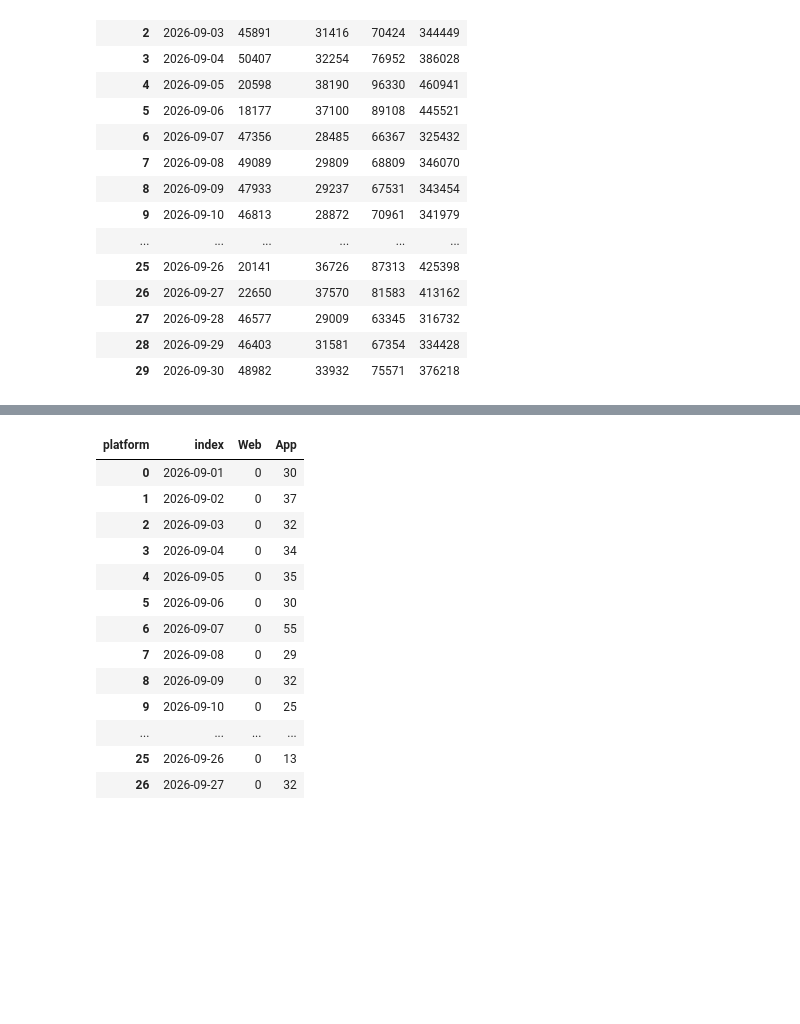
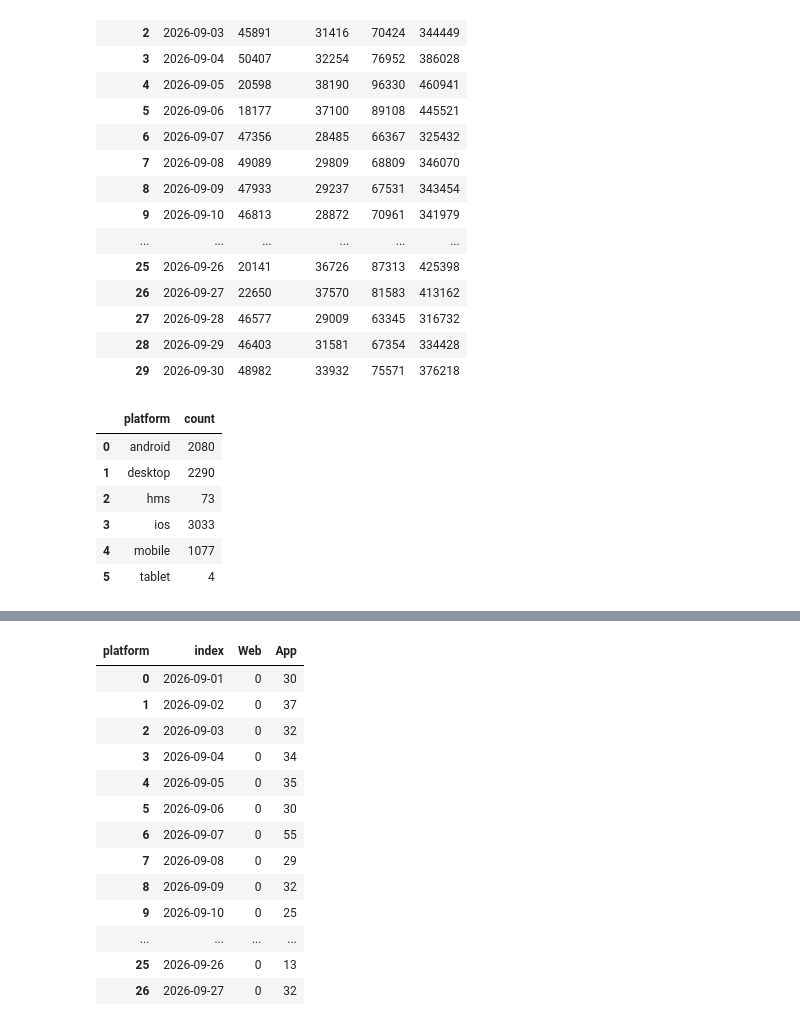
Before and after one commit to lenaopr/2026_09, a Jupyter notebook: 2026_10/2026_10_02/LSLS/LSLS_10.ipynb, the cells around one changed output, grey strips where cells are left out. Cells and saved outputs as stored; diff of their text form; code cells hidden in the pictures; blank space fills up the shorter version.

```diff
--- a/2026_10/2026_10_02/LSLS/LSLS_10.ipynb
+++ b/2026_10/2026_10_02/LSLS/LSLS_10.ipynb
@@ -140,5 +170,17 @@ df_big_query_2_2 = client.query(sql).result().to_dataframe()
 # %%
-# df_big_query_2_2
+df_big_query_2_2
+
+# group by platform but not date
+df_big_query_2_2_grouped_by_platform = df_big_query_2_2.groupby('platform', as_index=False)['count'].sum()
+df_big_query_2_2_grouped_by_platform
+# %% [output]
+|  | platform | count |
+| 0 | android | 2080 |
+| 1 | desktop | 2290 |
+| 2 | hms | 73 |
+| 3 | ios | 3033 |
+| 4 | mobile | 1077 |
+| 5 | tablet | 4 |
 # %%
 pivoted_df_2 = df_big_query_2_2.pivot(index='querydate', columns='platform', values='count')
 pivoted_df_2 = pivoted_df_2.reindex(index=all_dates, fill_value=0).fillna(0)
```
Also changed, not shown: parts of 5 cells of this notebook, 9 other files.
